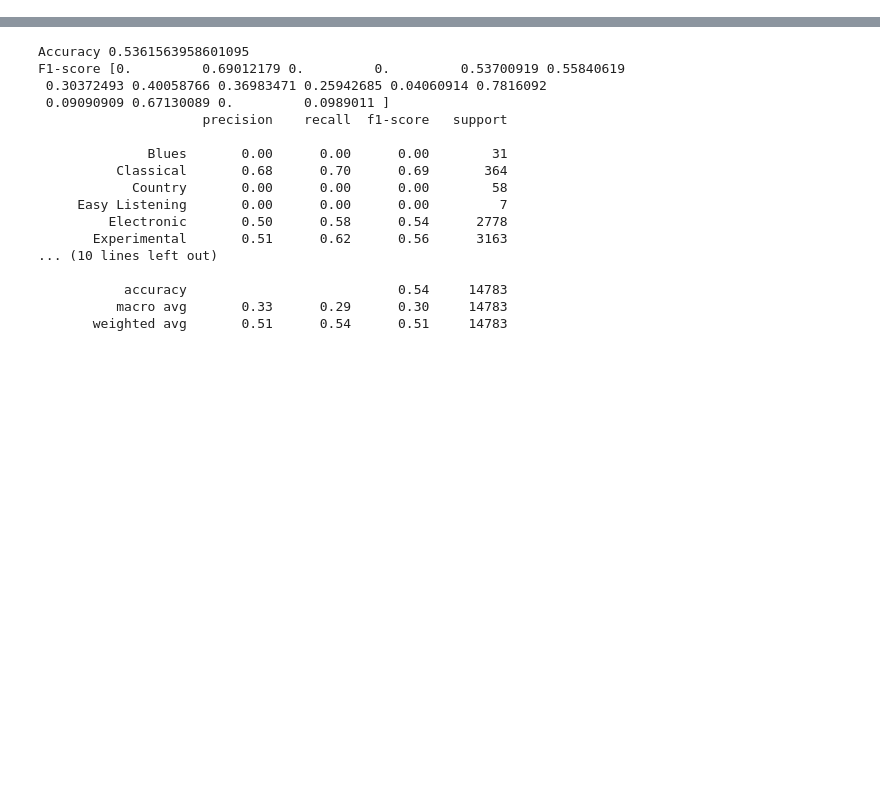
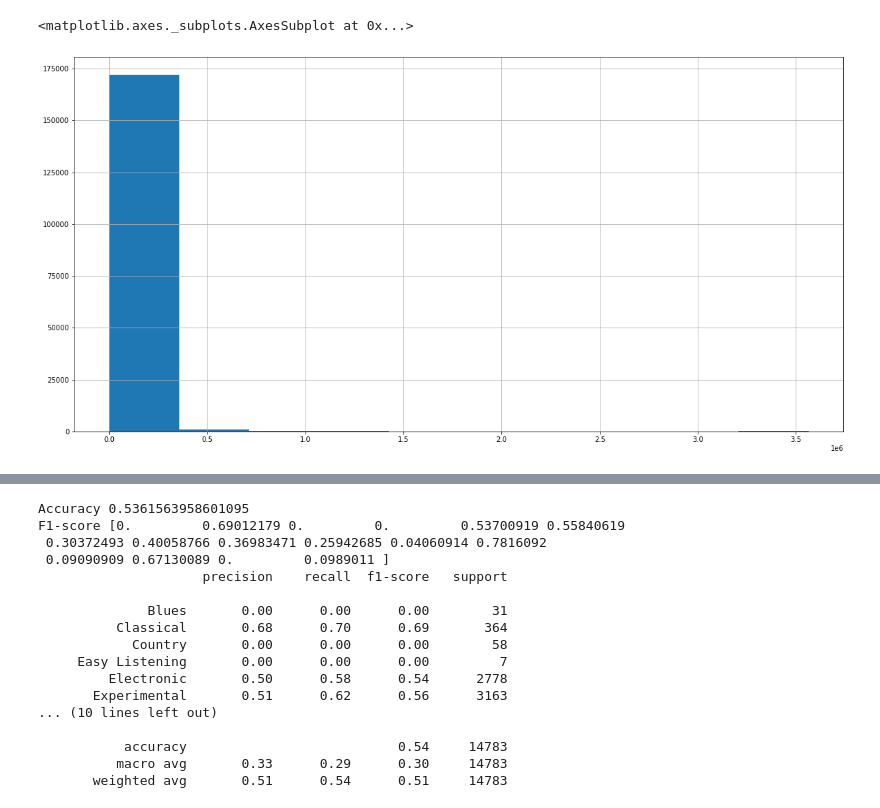
Before and after one commit to cri98li/Data-Mining-2-Project-ts-classification, a Jupyter notebook: Fase 1.2.ipynb, the cells around one changed output, grey strips where cells are left out. Saved outputs shown, nothing was run; the diff lists cells and outputs as text; code cells hidden in the pictures; blank space fills up the shorter version.

```diff
--- a/Fase 1.2.ipynb
+++ b/Fase 1.2.ipynb
@@ -27,3 +27,8 @@ pd.set_option('display.max_columns', None)
 plt.rcParams['figure.figsize'] = [20, 10]
 # %%
 df = pd.read_csv('flat_df_no_nulli.csv', index_col=0)
+# %%
+df['ALBUM_listens'].hist()
+# %% [output]
+<matplotlib.axes._subplots.AxesSubplot at 0x...>
+[figure, added]
```
Also changed, not shown: parts of 8 cells of this notebook, 2 other files.
